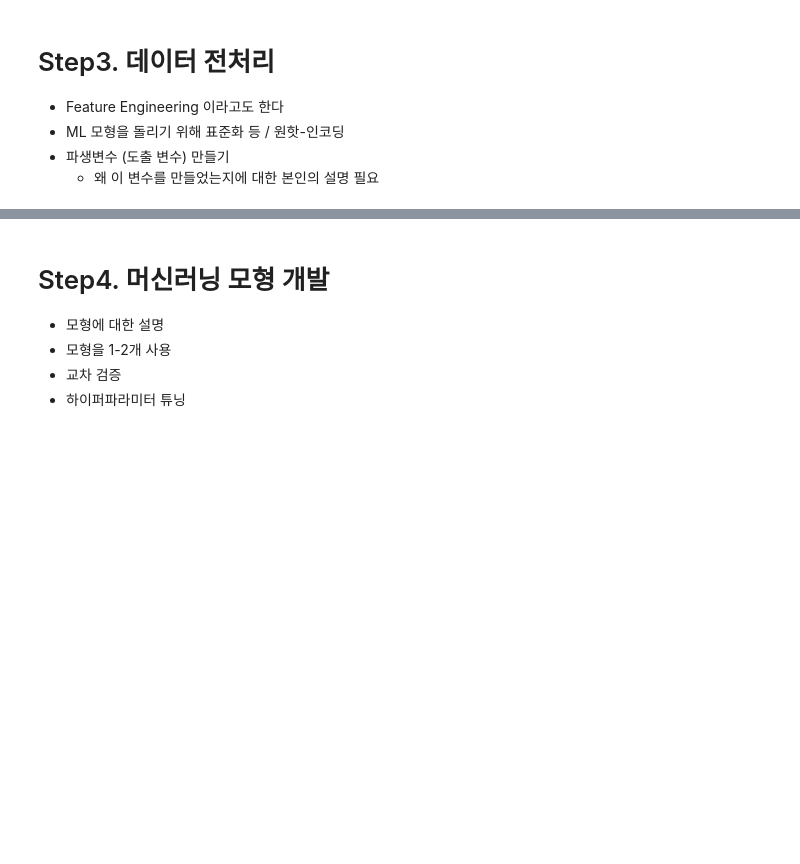
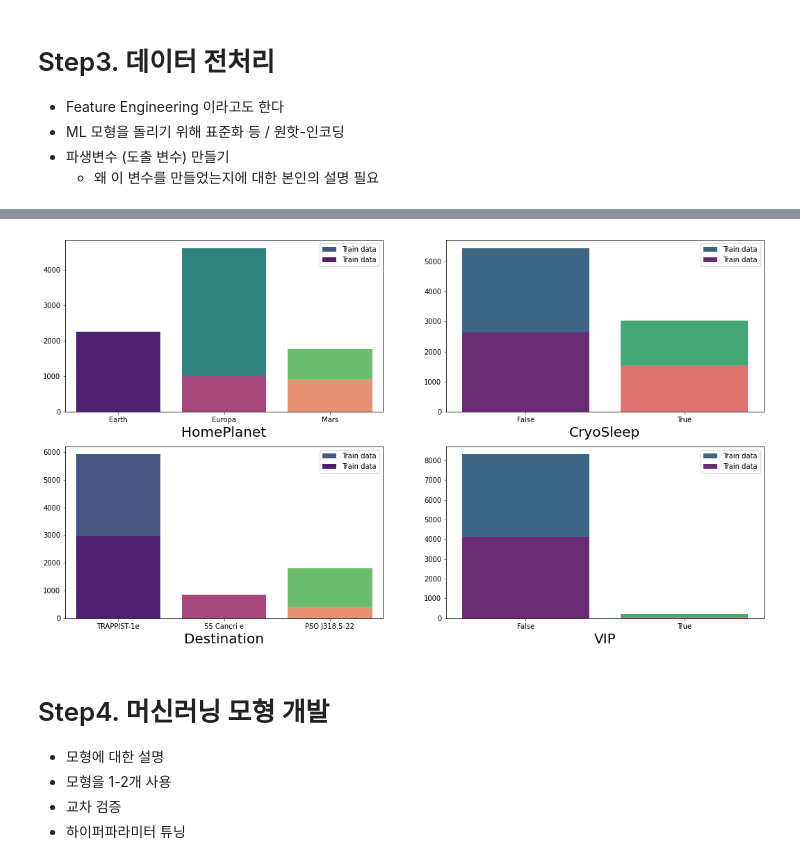
Before and after one commit to kmk3593/Project01, a Jupyter notebook: spaceTitanic/test1.ipynb, the cells around one changed output, grey strips where cells are left out. Drawn from its saved outputs; the diff is of its cells as text; code cells hidden in the pictures; blank space fills up the shorter version.

Commit message:
Kaggle Notebook | test1 | Version 7

```diff
--- a/spaceTitanic/test1.ipynb
+++ b/spaceTitanic/test1.ipynb
@@ -252,0 +389,16 @@ train.iloc[:, :-1].describe().T.sort_values(by='std', ascending = False)\
+# %%
+train_age = train.copy()
+test_age = test.copy()
+train_age["type"] = "Train"
+test_age["type"] = "Test"
+ageDf = pd.concat([train_age, test_age])
+fig = px.histogram(data_frame = ageDf,
+                   x="Age",
+                   color= "type",
+                   color_discrete_sequence =  ['#58D68D','#DE3163'],
+                   marginal="box",
+                   nbins= 100,
+                    template="plotly_white"
+                )
+fig.update_layout(title = "Distribution of Age" , title_x = 0.5)
+fig.show()
@@ -253,3 +407,25 @@ train.iloc[:, :-1].describe().T.sort_values(by='std', ascending = False)\
+# %%
+if len(cat_features) == 0 :
+    print("No Categorical features")
+else:
+    ncols = 2
+    nrows = 2
+
+    fig, axes = plt.subplots(nrows, ncols, figsize=(18, 10))
+    for r in range(nrows):
+        for c in range(ncols):
+            col = cat_features[r*ncols+c]
+            sns.countplot(train[col],ax = axes[r,c] ,palette = "viridis", label='Train data')
+            sns.countplot(test[col],ax = axes[r,c] ,palette = "magma", label='Train data')
+            axes[r,c].legend()
+            axes[r,c].set_ylabel('')
+            axes[r,c].set_xlabel(col, fontsize=20)
+            axes[r,c].tick_params(labelsize=10, width=0.5)
+            axes[r,c].xaxis.offsetText.set_fontsize(4)
+            axes[r,c].yaxis.offsetText.set_fontsize(4)
+    plt.show()
+# %% [output]
+[figure, added]
 # %% [markdown]
 # Step4. 머신러닝 모형 개발
 - 모형에 대한 설명
```
Also changed, not shown: parts of 30 cells of this notebook.
